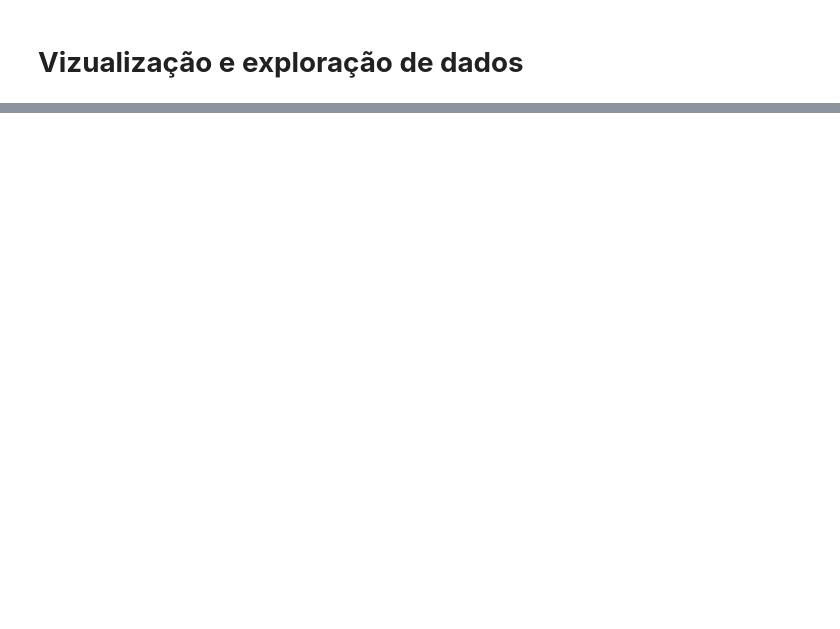
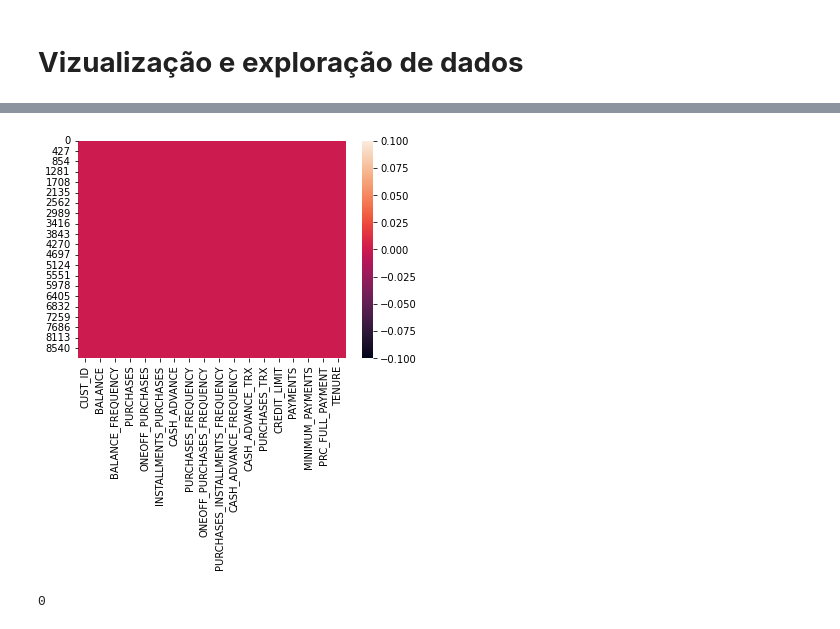
Before and after one commit to Eduardo681/datascienceprojects, a Jupyter notebook: MKT.ipynb, the cells around one changed output, grey strips where cells are left out. Saved outputs shown, nothing was run; the diff lists cells and outputs as text; code cells hidden in the pictures; blank space fills up the shorter version.

```diff
--- a/MKT.ipynb
+++ b/MKT.ipynb
@@ -64,0 +95,2 @@ creditcard_df.describe()
+# %%
+creditcard_df.loc[(creditcard_df['MINIMUM_PAYMENTS'].isnull() == True), 'MINIMUM_PAYMENTS'] = creditcard_df['MINIMUM_PAYMENTS'].mean()
@@ -64,0 +101,2 @@ creditcard_df.describe()
+# %%
+creditcard_df.loc[(creditcard_df['CREDIT_LIMIT'].isnull() == True), 'CREDIT_LIMIT'] = creditcard_df['CREDIT_LIMIT'].mean()
@@ -64,0 +125,8 @@ creditcard_df.describe()
+# %%
+sns.heatmap(creditcard_df.isnull());
+# %% [output]
+[figure, added]
+# %%
+creditcard_df.duplicated().sum()
+# %% [output]
+0
```
Also changed, not shown: parts of 68 cells of this notebook.
